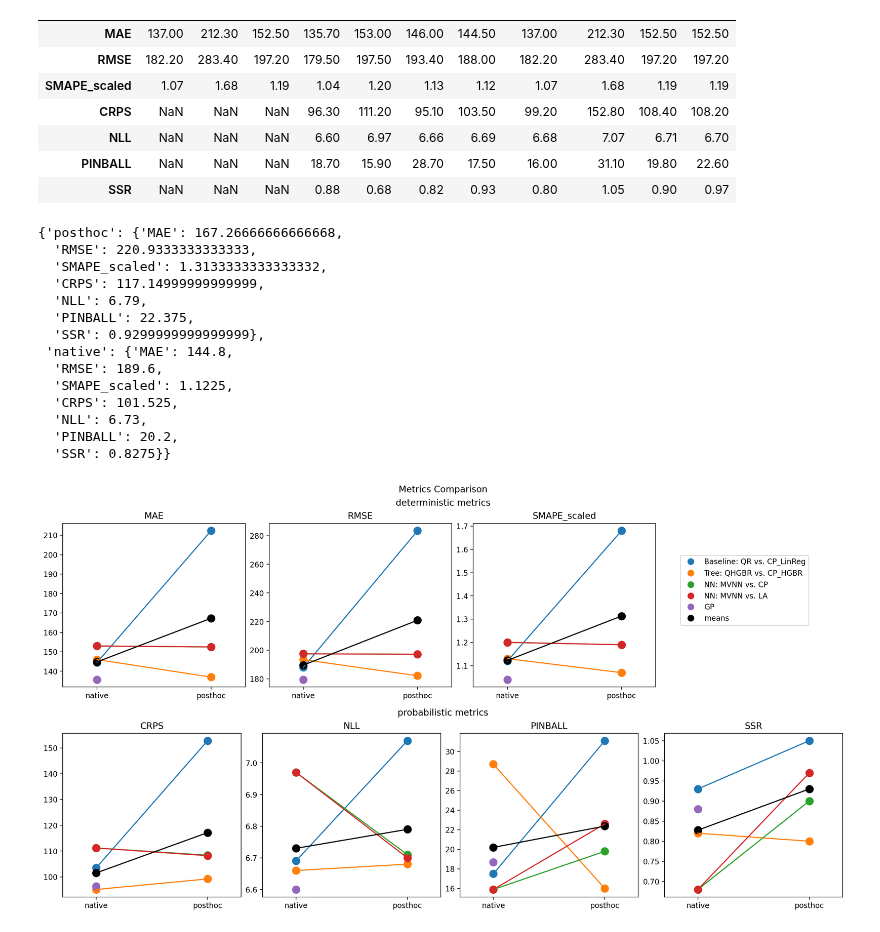
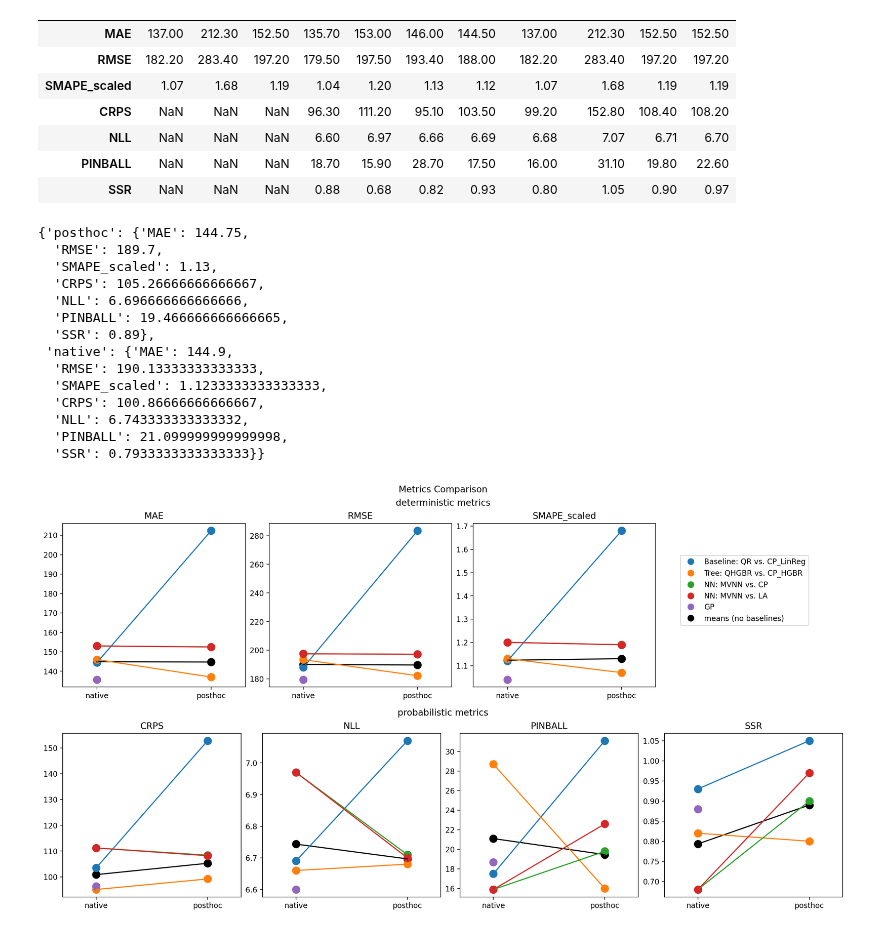
Before and after one commit to MischaDy/electricity-uq, a Jupyter notebook: plot_metrics_lines.ipynb, the cells around one changed output. Saved outputs shown, nothing was run; the diff lists cells and outputs as text; code cells hidden in the pictures.

Commit message:
make including baselines optional; plot means in the back; bugfix labels

```diff
--- a/plot_metrics_lines.ipynb
+++ b/plot_metrics_lines.ipynb
@@ -54,12 +54,20 @@ df2
 | SSR | NaN | NaN | NaN | 0.88 | 0.68 | 0.82 | 0.93 | 0.80 | 1.05 | 0.90 | 0.97 |
 # %%
 # compute metrics means by group
+
+INCLUDE_BASELINES = False
 
 models_dict = {
     'base': ['linreg', 'hgbr', 'nn'],
     'posthoc': ['cp_linreg', 'cp_hgbr', 'cp_nn', 'la_nn'],
     'native': ['qr', 'qhgbr', 'mvnn', 'gp']
 }
+
+if not INCLUDE_BASELINES:
+    models_dict['base'].remove('linreg')
+    models_dict['posthoc'].remove('cp_linreg')
+    models_dict['native'].remove('qr')
+
 
 METRICS_MEANS_BY_METHOD_TYPE = {'posthoc': {}, 'native': {}}
 for metrics_type, metrics in METRICS_DICT.items():
@@ -69,25 +77,25 @@ for metrics_type, metrics in METRICS_DICT.items():
                 models_key = method_type
             else:
                 models_key = 'base'  # avoid double-counting NNs
-            method_type_means = [get_metric_value(df2, metric, method)
-                                 for method in models_dict[models_key]]
-            metrics_means_dict[metric] = np.mean(method_type_means)
+            method_type_metrics_values = [get_metric_value(df2, metric, method)
+                                          for method in models_dict[models_key]]
+            metrics_means_dict[metric] = np.mean(method_type_metrics_values)
 METRICS_MEANS_BY_METHOD_TYPE
 # %% [output]
-{'posthoc': {'MAE': 167.26666666666668,
-  'RMSE': 220.9333333333333,
-  'SMAPE_scaled': 1.3133333333333332,
-  'CRPS': 117.14999999999999,
-  'NLL': 6.79,
-  'PINBALL': 22.375,
-  'SSR': 0.9299999999999999},
- 'native': {'MAE': 144.8,
-  'RMSE': 189.6,
-  'SMAPE_scaled': 1.1225,
-  'CRPS': 101.525,
-  'NLL': 6.73,
-  'PINBALL': 20.2,
-  'SSR': 0.8275}}
+{'posthoc': {'MAE': 144.75,
+  'RMSE': 189.7,
+  'SMAPE_scaled': 1.13,
+  'CRPS': 105.26666666666667,
+  'NLL': 6.696666666666666,
+  'PINBALL': 19.466666666666665,
+  'SSR': 0.89},
+ 'native': {'MAE': 144.9,
+  'RMSE': 190.13333333333333,
+  'SMAPE_scaled': 1.1233333333333333,
+  'CRPS': 100.86666666666667,
+  'NLL': 6.743333333333332,
+  'PINBALL': 21.099999999999998,
+  'SSR': 0.7933333333333333}}
 # %%
 import matplotlib.pyplot as plt
 from matplotlib.lines import Line2D
@@ -114,12 +122,21 @@ TYPE_TO_METHOD_PAIRS = {
 }
 COLORS = plt.rcParams['axes.prop_cycle'].by_key()['color']
 
+MEANS_LABEL = 'means' if INCLUDE_BASELINES else 'means (no baselines)'
+
 
 def plot_metrics_pairs(df, metric, type_to_method_pairs, ax=None, scatter_alpha=0.9, scatter_size=10**2, x_shift=0.3):  #, show=True):
     x_plot = [0, 1]
     if ax is None:
         fig, ax = plt.subplots()
     method_types = ['native', 'posthoc']
+
+    # plot means
+    metrics_means = [METRICS_MEANS_BY_METHOD_TYPE[method_type][metric] for method_type in method_types]
+    ax.plot(x_plot, metrics_means, color='black')
+    ax.scatter(x_plot, metrics_means, label=MEANS_LABEL, color='black', s=scatter_size, alpha=scatter_alpha)
+
+    # plot method pairs
     for (method_type, pair), color in zip(type_to_method_pairs.items(), COLORS):
         method1, method2 = pair
         if method2 is None:
@@ -129,11 +146,6 @@ def plot_metrics_pairs(df, metric, type_to_method_pairs, ax=None, scatter_alpha=
         metrics_values = [get_metric_value(df, metric, method) for method in pair]
         ax.plot(x_plot, metrics_values, color=color)
         ax.scatter(x_plot, metrics_values, label=method_type, color=color, s=scatter_size, alpha=scatter_alpha)
-
-    # plot means
-    metrics_means = [METRICS_MEANS_BY_METHOD_TYPE[method_type][metric] for method_type in method_types]
-    ax.plot(x_plot, metrics_means, color='black')
-    ax.scatter(x_plot, metrics_means, label='means', color='black', s=scatter_size, alpha=scatter_alpha)
 
     ax.set_xticks(x_plot, method_types)
     ax.set_xlim(x_plot[0] - x_shift, x_plot[1] + x_shift)
@@ -141,32 +153,32 @@ def plot_metrics_pairs(df, metric, type_to_method_pairs, ax=None, scatter_alpha=
 
 def get_metric_value(df, metric, method):
     return df.loc[metric][method]
 
 def _make_legend_elem(color, label):
     return Line2D([0], [0], marker='o', markerfacecolor=color, color='w', label=label, markersize=np.sqrt(SCATTER_SIZE))
 
 
 fig = plt.figure(figsize=(15, 8), layout='constrained', dpi=DPI)
 fig.suptitle('Metrics Comparison')
 subfigs = fig.subfigures(nrows=2, ncols=1)
 for (metrics_type, metrics), subfig in zip(METRICS_DICT.items(), subfigs):
     subfig.suptitle(f'{metrics_type} metrics')
     axs = subfig.subplots(nrows=1, ncols=4)
     for metric, ax in zip(metrics, axs):
         plot_metrics_pairs(df2, metric, TYPE_TO_METHOD_PAIRS, ax=ax, scatter_size=SCATTER_SIZE, scatter_alpha=SCATTER_ALPHA)
 
     n_invisible = 4 - len(metrics)
     if n_invisible > 0:
         for ax in axs[-n_invisible:]:
             ax.set_visible(False)
 
 legend_elements = [_make_legend_elem(color, method_type)
                    for method_type, color in zip(TYPE_TO_METHOD_PAIRS.keys(), COLORS)]
-legend_elements.append(_make_legend_elem('black', 'means'))
+legend_elements.append(_make_legend_elem('black', MEANS_LABEL))
 
 fig.legend(handles=legend_elements, bbox_to_anchor=(7/8, 3/4), loc='center')
 if FIGURE_PATH is not None:
     plt.savefig(FIGURE_PATH)
 plt.show()
 # %% [output]
-[figure, old version]
+[figure, new version]
```
Also changed, not shown: 1 other file.
